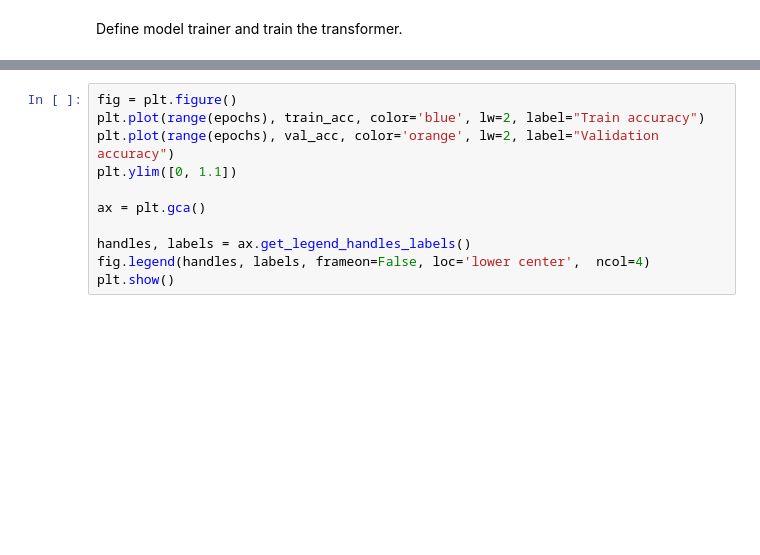
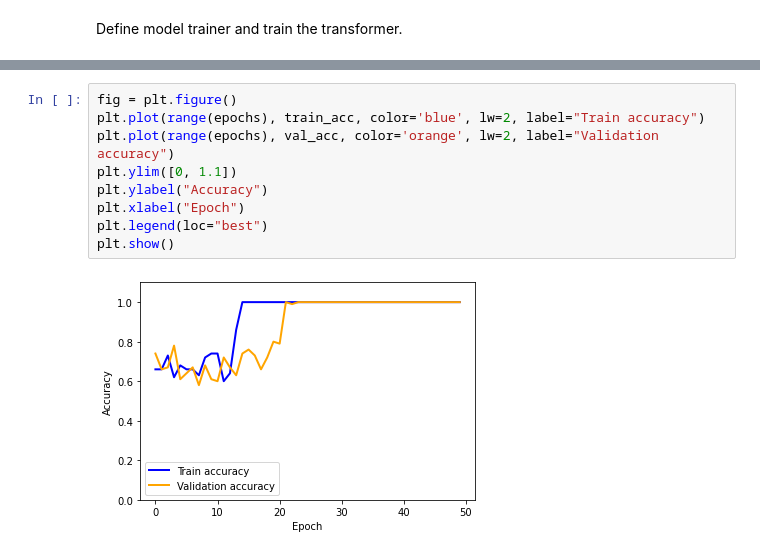
Before and after one commit to giacomocamposampiero/palindrome-transformer, a Jupyter notebook: notebooks/one.ipynb, the cells around one changed output, grey strips where cells are left out. Saved outputs shown, nothing was run; the diff lists cells and outputs as text; blank space fills up the shorter version.

```diff
--- a/notebooks/one.ipynb
+++ b/notebooks/one.ipynb
@@ -73,11 +53,11 @@ plt.show()
 # %%
 fig = plt.figure()
 plt.plot(range(epochs), train_acc, color='blue', lw=2, label="Train accuracy")
 plt.plot(range(epochs), val_acc, color='orange', lw=2, label="Validation accuracy")
 plt.ylim([0, 1.1])
-
-ax = plt.gca()
-
-handles, labels = ax.get_legend_handles_labels()
-fig.legend(handles, labels, frameon=False, loc='lower center',  ncol=4)
+plt.ylabel("Accuracy")
+plt.xlabel("Epoch")
+plt.legend(loc="best")
 plt.show()
+# %% [output]
+[figure, added]
```
Also changed, not shown: parts of 9 cells of this notebook, 4 other files.
